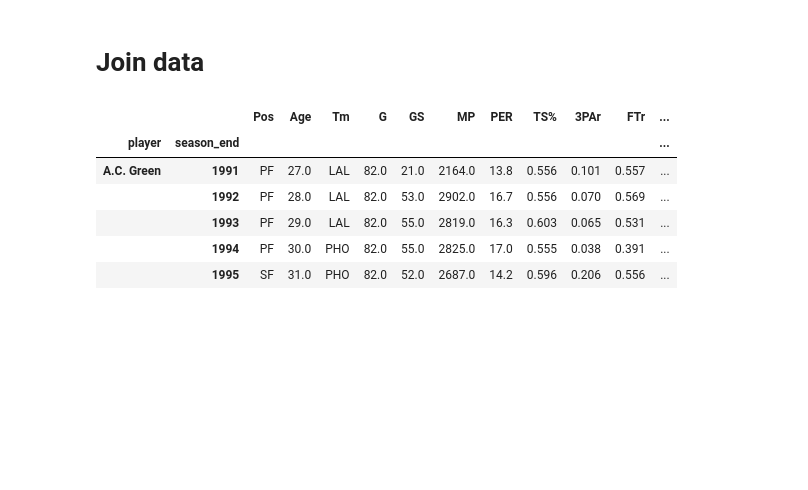
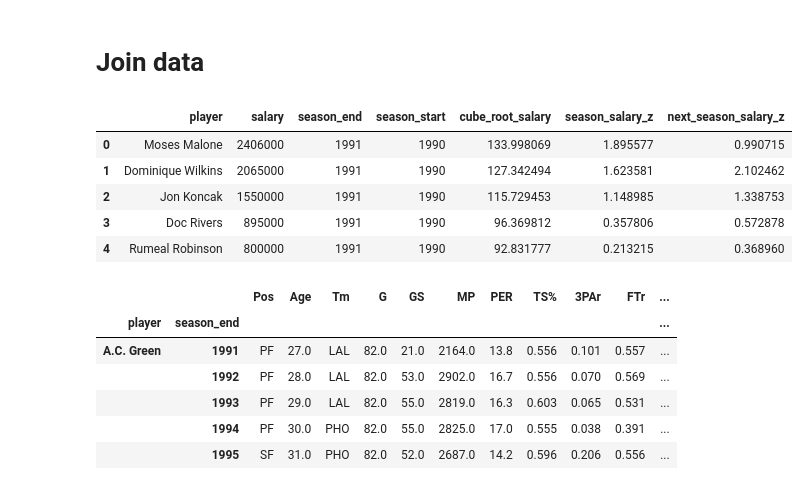
Before and after one commit to dcleung/CIS520-Project, a Jupyter notebook: Notebooks/NBA_Salaries.ipynb, the cells around one changed output. Saved outputs shown, nothing was run; the diff lists cells and outputs as text; code cells hidden in the pictures; blank space fills up the shorter version.

```diff
--- a/Notebooks/NBA_Salaries.ipynb
+++ b/Notebooks/NBA_Salaries.ipynb
@@ -217,5 +218,19 @@ features_salaries_df = features_salaries_df.dropna(subset=['next_season_salary_z
 # %% [markdown]
 # Join data
+# %%
+features_salaries_df = clean_salaries_df.copy()
+features_salaries_df['cube_root_salary'] = np.cbrt(features_salaries_df['salary']) #.map(lambda x: math.pow(x, 1/3))
+features_salaries_df['season_salary_z'] = features_salaries_df.groupby('season_end')['cube_root_salary'].transform(stats.zscore)
+features_salaries_df['next_season_salary_z'] = features_salaries_df.groupby('player')['season_salary_z'].shift(-1)
+features_salaries_df = features_salaries_df.dropna(subset=['next_season_salary_z'])
+features_salaries_df.head()
+# %% [output]
+|  | player | salary | season_end | season_start | cube_root_salary | season_salary_z | next_season_salary_z |
+| 0 | Moses Malone | 2406000 | 1991 | 1990 | 133.998069 | 1.895577 | 0.990715 |
+| 1 | Dominique Wilkins | 2065000 | 1991 | 1990 | 127.342494 | 1.623581 | 2.102462 |
+| 2 | Jon Koncak | 1550000 | 1991 | 1990 | 115.729453 | 1.148985 | 1.338753 |
+| 3 | Doc Rivers | 895000 | 1991 | 1990 | 96.369812 | 0.357806 | 0.572878 |
+| 4 | Rumeal Robinson | 800000 | 1991 | 1990 | 92.831777 | 0.213215 | 0.368960 |
 # %%
 features_df = features_seasons_stats_df.merge(features_body_stats_df, how='inner', on='Player')
 features_df = features_df.merge(features_salaries_df, how='inner', left_on=['Player', 'Year'], right_on=['player', 'season_end'])
```
Also changed, not shown: parts of 13 cells of this notebook.
